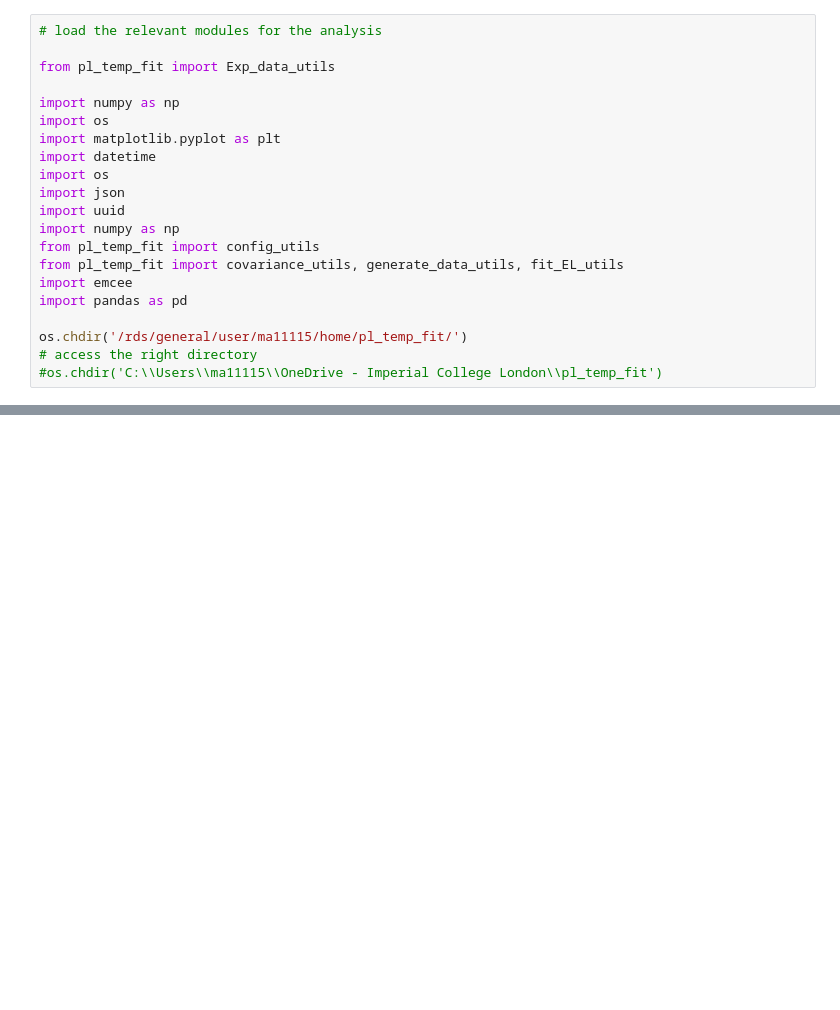
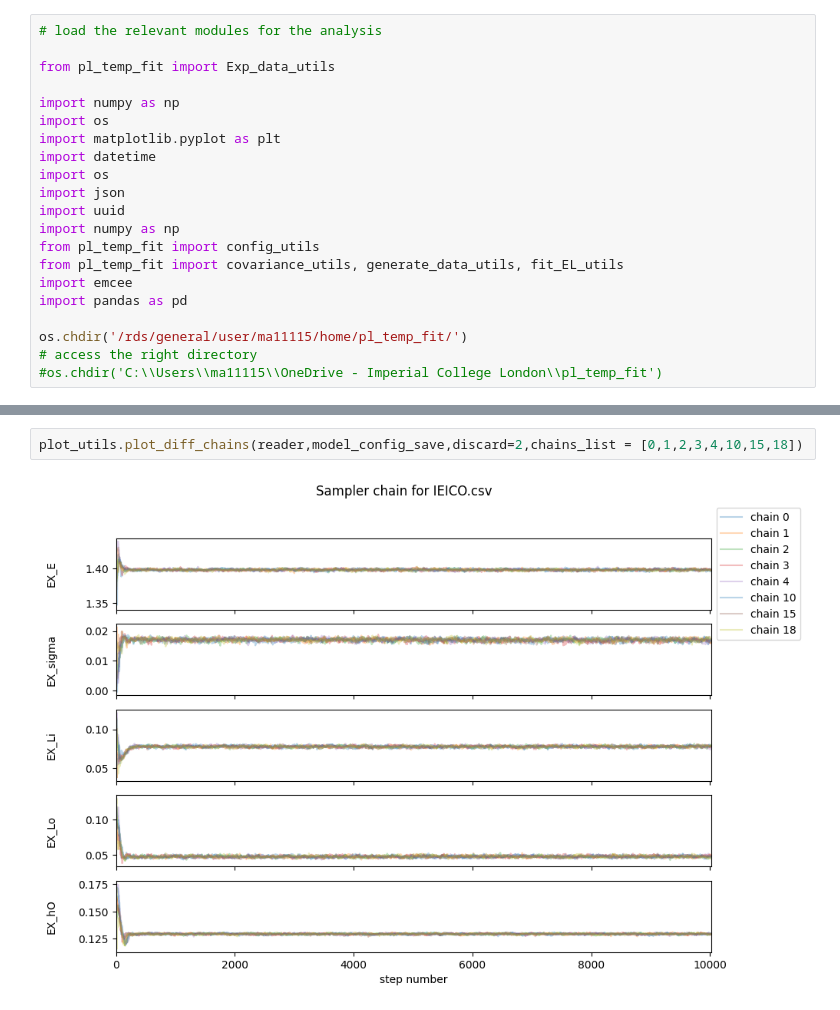
Before and after one commit to mohammedazzouzi15/pl_temp_fit, a Jupyter notebook: notebook/2_analyse_sampling_output_PL.ipynb, the cells around one changed output, grey strips where cells are left out. Cells and saved outputs as stored; diff of their text form; blank space fills up the shorter version.

```diff
--- a/notebook/2_analyse_sampling_output_PL.ipynb
+++ b/notebook/2_analyse_sampling_output_PL.ipynb
@@ -62,0 +78,4 @@ IndentationError: unindent does not match any outer indentation level (<tokenize
+# %%
+plot_utils.plot_diff_chains(reader,model_config_save,discard=2,chains_list = [0,1,2,3,4,10,15,18])
+# %% [output]
+[figure, added]
```
Also changed, not shown: parts of 8 cells of this notebook.
